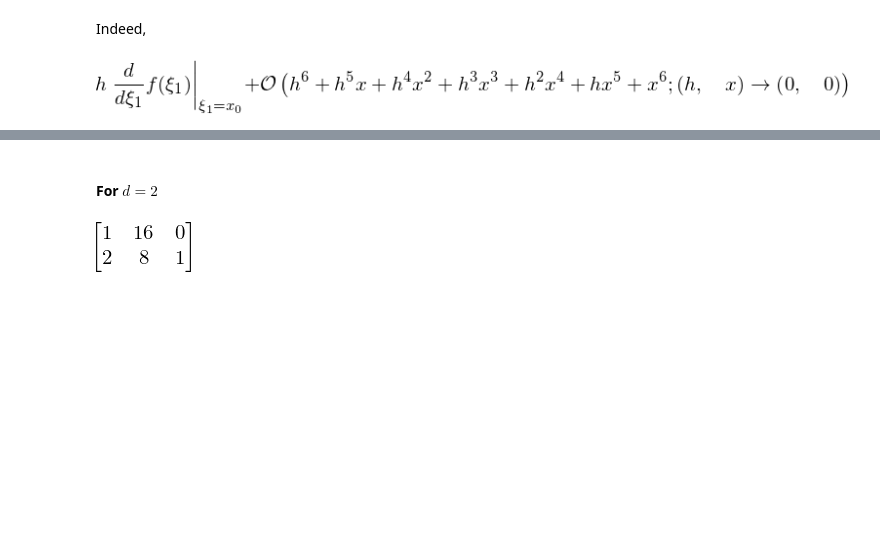
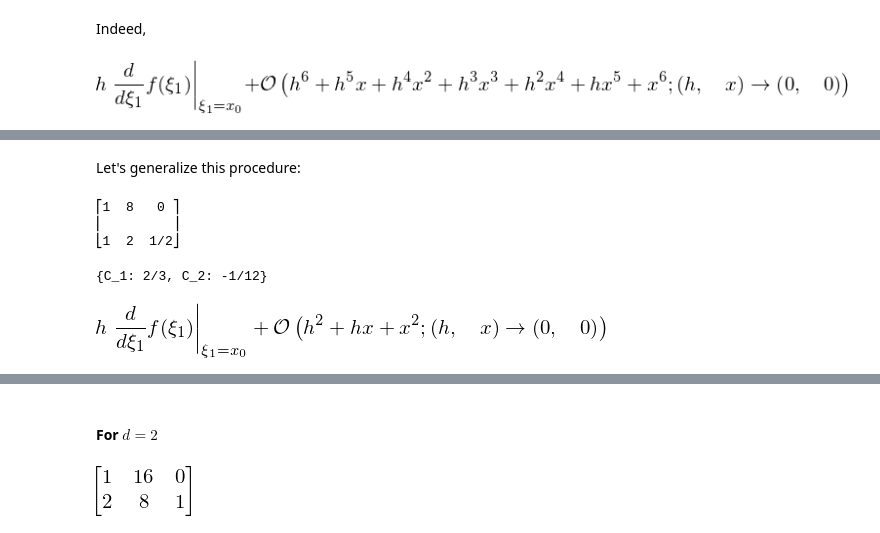
Before and after one commit to bubnicbf/phys_410, a Jupyter notebook: finitediff.ipynb, the cells around one changed output, grey strips where cells are left out. Saved outputs shown, nothing was run; the diff lists cells and outputs as text; code cells hidden in the pictures; blank space fills up the shorter version.

```diff
--- a/finitediff.ipynb
+++ b/finitediff.ipynb
@@ -185,0 +196,2 @@ Rat(1,60)*(f(x+3*h).series(x+3*h,x0=x_0,n=p)-f(x-3*h).series(x-3*h,x0=x_0,n=p)))
+# %% [markdown]
+Let's generalize this procedure:
@@ -185,0 +210,14 @@ Rat(1,60)*(f(x+3*h).series(x+3*h,x0=x_0,n=p)-f(x-3*h).series(x-3*h,x0=x_0,n=p)))
+# %%
+make_C_nu_dp(2)
+# %% [output]
+⎡1  8   0 ⎤
+⎢         ⎥
+⎣1  2  1/2⎦
+{C_1: 2/3, C_2: -1/12}
+# %%
+# sanity check
+p=2
+(Rat(2,3)*(f(x+h).series(x+h,x0=x_0,n=p) - f(x-h).series(x-h,x0=x_0,n=p)) + \
+Rat(-1,12)*(f(x+2*h).series(x+2*h,x0=x_0,n=p)-f(x-2*h).series(x-2*h,x0=x_0,n=p))).simplify()
+# %% [output]
+[figure, added]
```
Also changed, not shown: parts of 31 cells of this notebook.
